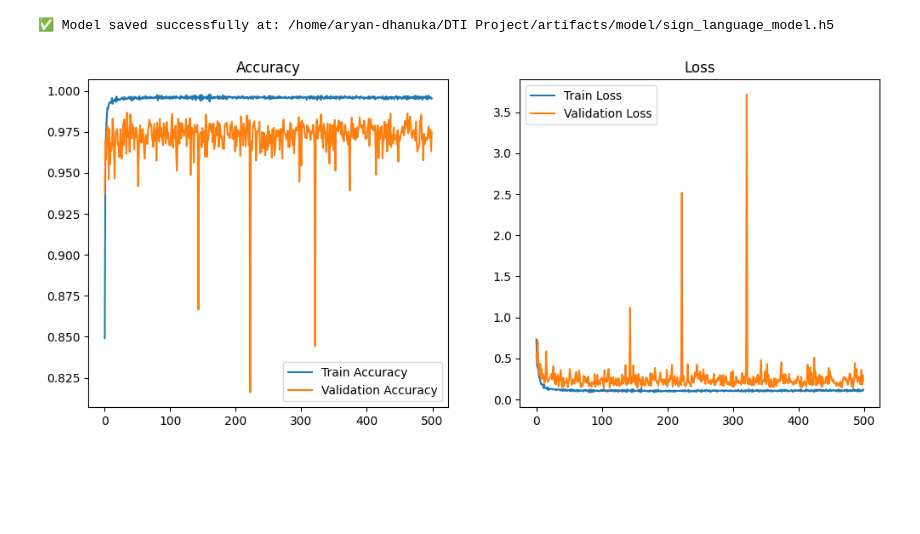
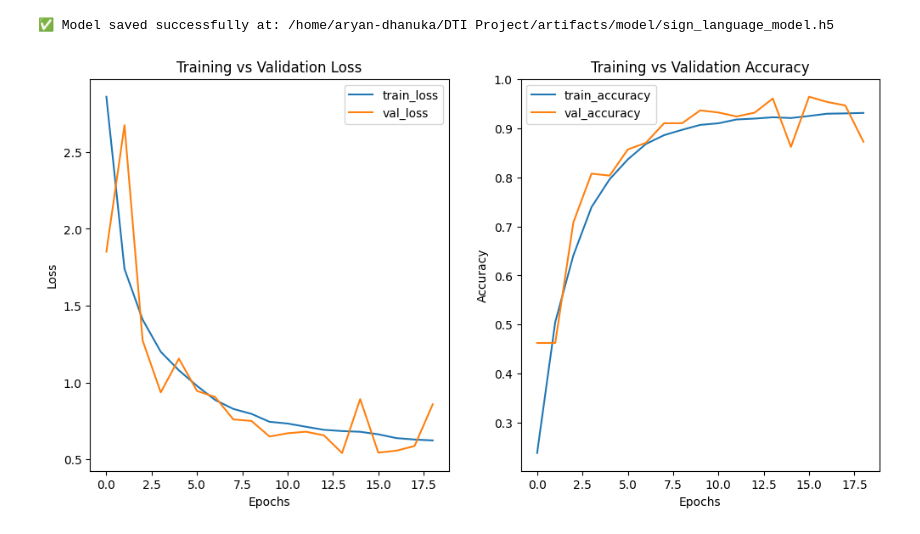
Before and after one commit to AryanDhanuka10/Sign_Language_Detection, a Jupyter notebook: Notebook/Code.ipynb, the cells around one changed output. Saved outputs shown, nothing was run; the diff lists cells and outputs as text; code cells hidden in the pictures; blank space fills up the shorter version.

```diff
--- a/Notebook/Code.ipynb
+++ b/Notebook/Code.ipynb
@@ -5,6 +5,7 @@ from tensorflow.keras.models import Sequential
 from tensorflow.keras.layers import Conv2D, MaxPooling2D, Flatten, Dense, Dropout, BatchNormalization
 from tensorflow.keras.optimizers import Adam
 from tensorflow.keras.regularizers import l2
+from tensorflow.keras.callbacks import EarlyStopping, ModelCheckpoint
 import matplotlib.pyplot as plt
 import os
 
@@ -20,7 +21,15 @@ batch_size = 32  # Number of images per batch
 
 # Data Augmentation and Preprocessing
 train_datagen = ImageDataGenerator(
-    rescale=1./255, validation_split=0.2
+    rescale=1./255,
+    rotation_range=20,
+    width_shift_range=0.2,
+    height_shift_range=0.2,
+    shear_range=0.2,
+    zoom_range=0.2,
+    horizontal_flip=True,
+    fill_mode='nearest',
+    validation_split=0.2
 )
 
 # Load Training Data
@@ -42,6 +51,7 @@ val_generator = train_datagen.flow_from_directory(
     class_mode='categorical',
     subset='validation'
 )
+
 # Get number of classes dynamically
 num_classes = len(train_generator.class_indices)
 print("Number of classes:", num_classes)
@@ -89,6 +99,10 @@ model.compile(
     loss="categorical_crossentropy",
     metrics=["accuracy"]
 )
+
+# Define callbacks
+early_stopping = EarlyStopping(monitor='val_loss', patience=5, restore_best_weights=True)
+model_checkpoint = ModelCheckpoint('best_model.h5', monitor='val_loss', save_best_only=True, mode='min')
 # %%
 model.summary()
 # %% [output]
@@ -113,7 +127,8 @@ _________________________________________________________________
 history = model.fit(
     train_generator,
     validation_data=val_generator,
-    epochs=500
+    epochs=500,
+    callbacks=[early_stopping, model_checkpoint]
 )
 # %% [output]
 Epoch 1/500
@@ -153,21 +170,28 @@ print(f"✅ Model saved successfully at: {model_save_path}")
 # %% [output]
 ✅ Model saved successfully at: /home/aryan-dhanuka/DTI Project/artifacts/model/sign_language_model.h5
 # %%
-plt.figure(figsize=(12, 5))
+# Plotting training & validation loss and accuracy
+plt.figure(figsize=(12, 6))
 
+# Training and validation loss
 plt.subplot(1, 2, 1)
-plt.plot(history.history['accuracy'], label='Train Accuracy')
-plt.plot(history.history['val_accuracy'], label='Validation Accuracy')
+plt.plot(history.history['loss'], label='train_loss')
+plt.plot(history.history['val_loss'], label='val_loss')
+plt.title('Training vs Validation Loss')
+plt.xlabel('Epochs')
+plt.ylabel('Loss')
 plt.legend()
-plt.title('Accuracy')
 
+# Training and validation accuracy
 plt.subplot(1, 2, 2)
-plt.plot(history.history['loss'], label='Train Loss')
-plt.plot(history.history['val_loss'], label='Validation Loss')
+plt.plot(history.history['accuracy'], label='train_accuracy')
+plt.plot(history.history['val_accuracy'], label='val_accuracy')
+plt.title('Training vs Validation Accuracy')
+plt.xlabel('Epochs')
+plt.ylabel('Accuracy')
 plt.legend()
-plt.title('Loss')
 
 plt.show()
 # %% [output]
-[figure, old version]
+[figure, new version]
 # %%
```
Also changed, not shown: parts of 3 cells of this notebook, 3 other files.
